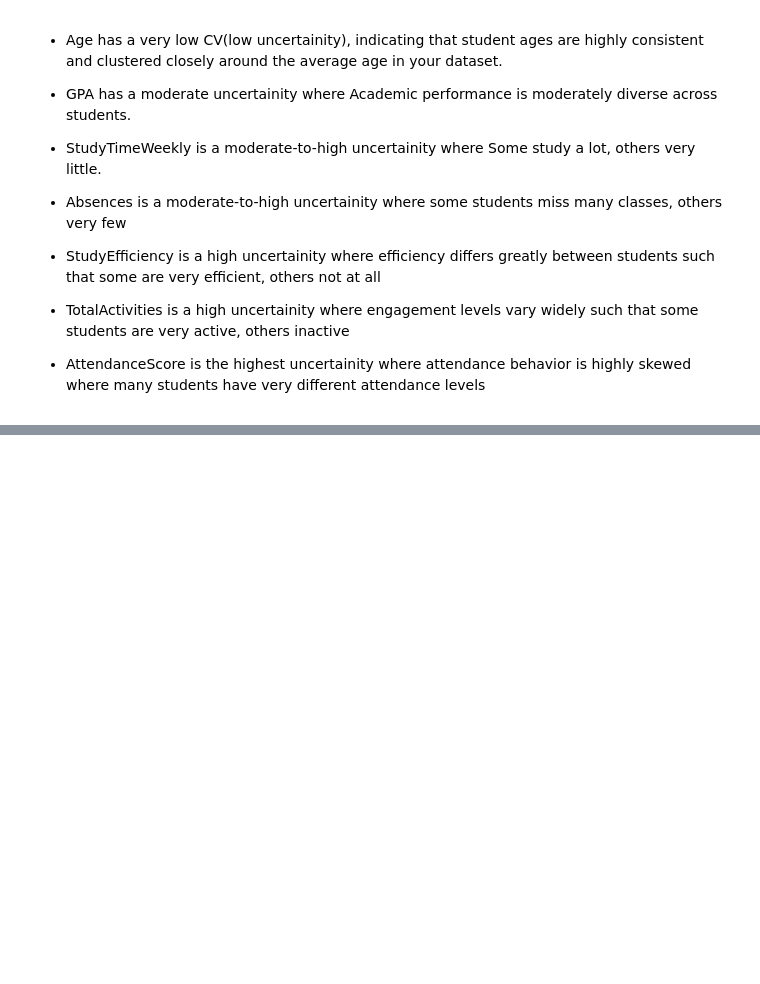
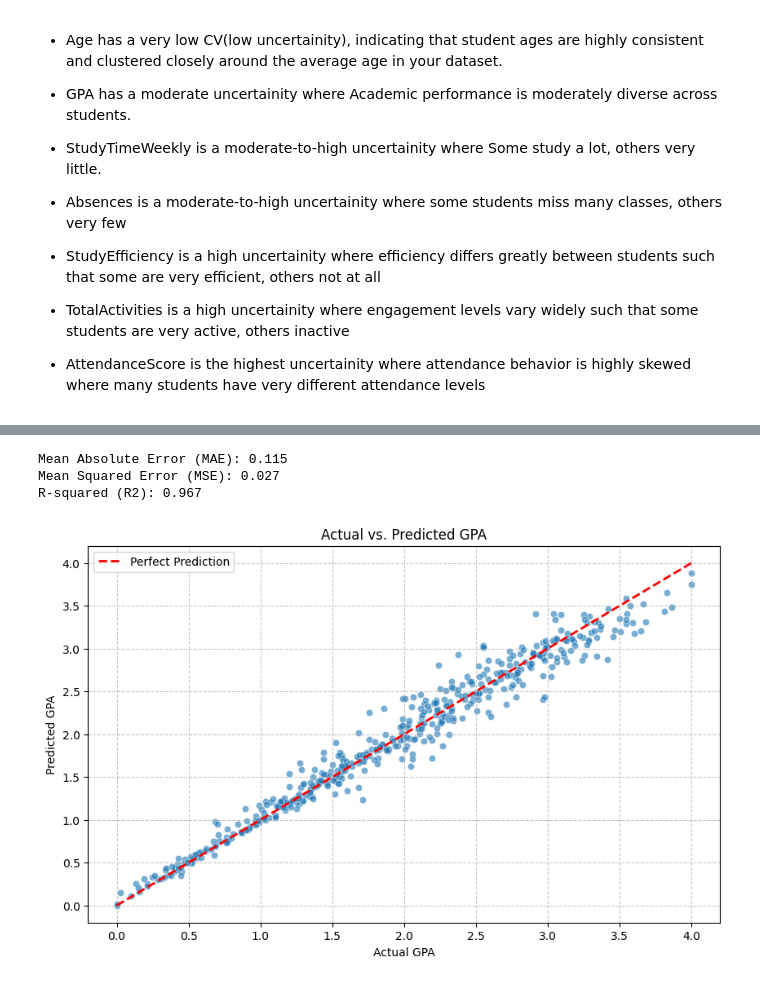
Before and after one commit to B-i-g-g-i-e/Data-Visualization-Students-Tasks, a Jupyter notebook: Sprints.ipynb, the cells around one changed output, grey strips where cells are left out. Drawn from its saved outputs; the diff is of its cells as text; code cells hidden in the pictures; blank space fills up the shorter version.

```diff
--- a/Sprints.ipynb
+++ b/Sprints.ipynb
@@ -919,0 +1190,32 @@ dtype: float64
+# %%
+# Initialize and train the Random Forest Regressor model
+model = RandomForestRegressor(n_estimators=100, random_state=42)
+model.fit(X_train, y_train)
+
+# Make predictions on the test set
+y_pred = model.predict(X_test)
+
+# Evaluate the model
+mae = mean_absolute_error(y_test, y_pred)
+mse = mean_squared_error(y_test, y_pred)
+r2 = r2_score(y_test, y_pred)
+
+print(f"Mean Absolute Error (MAE): {mae:.3f}")
+print(f"Mean Squared Error (MSE): {mse:.3f}")
+print(f"R-squared (R2): {r2:.3f}")
+
+# Visualize predictions vs actual values
+plt.figure(figsize=(10, 6))
+sns.scatterplot(x=y_test, y=y_pred, alpha=0.6)
+plt.plot([y_test.min(), y_test.max()], [y_test.min(), y_test.max()], 'r--', lw=2, label='Perfect Prediction')
+plt.title('Actual vs. Predicted GPA')
+plt.xlabel('Actual GPA')
+plt.ylabel('Predicted GPA')
+plt.grid(True, linestyle='--', alpha=0.7)
+plt.legend()
+plt.show()
+# %% [output]
+Mean Absolute Error (MAE): 0.115
+Mean Squared Error (MSE): 0.027
+R-squared (R2): 0.967
+[figure, added]
```
Also changed, not shown: parts of 20 cells of this notebook.
